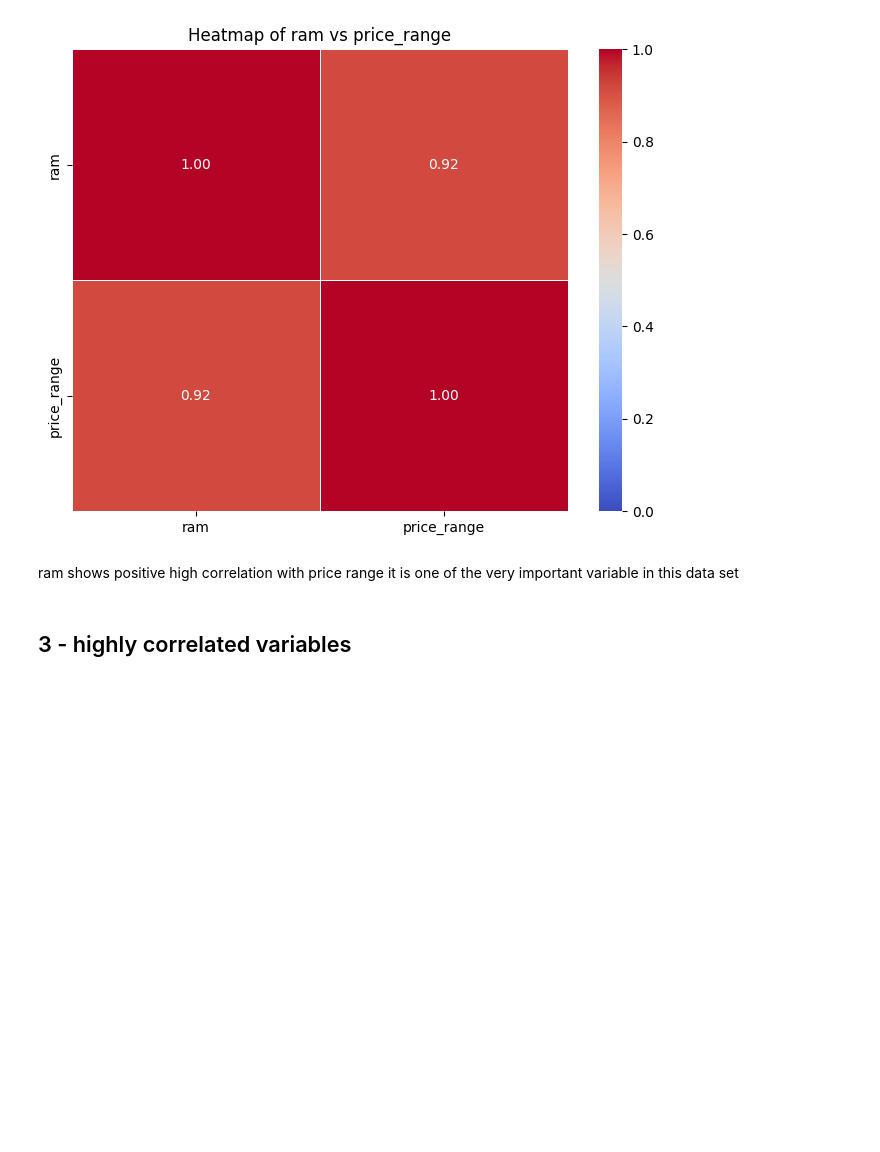
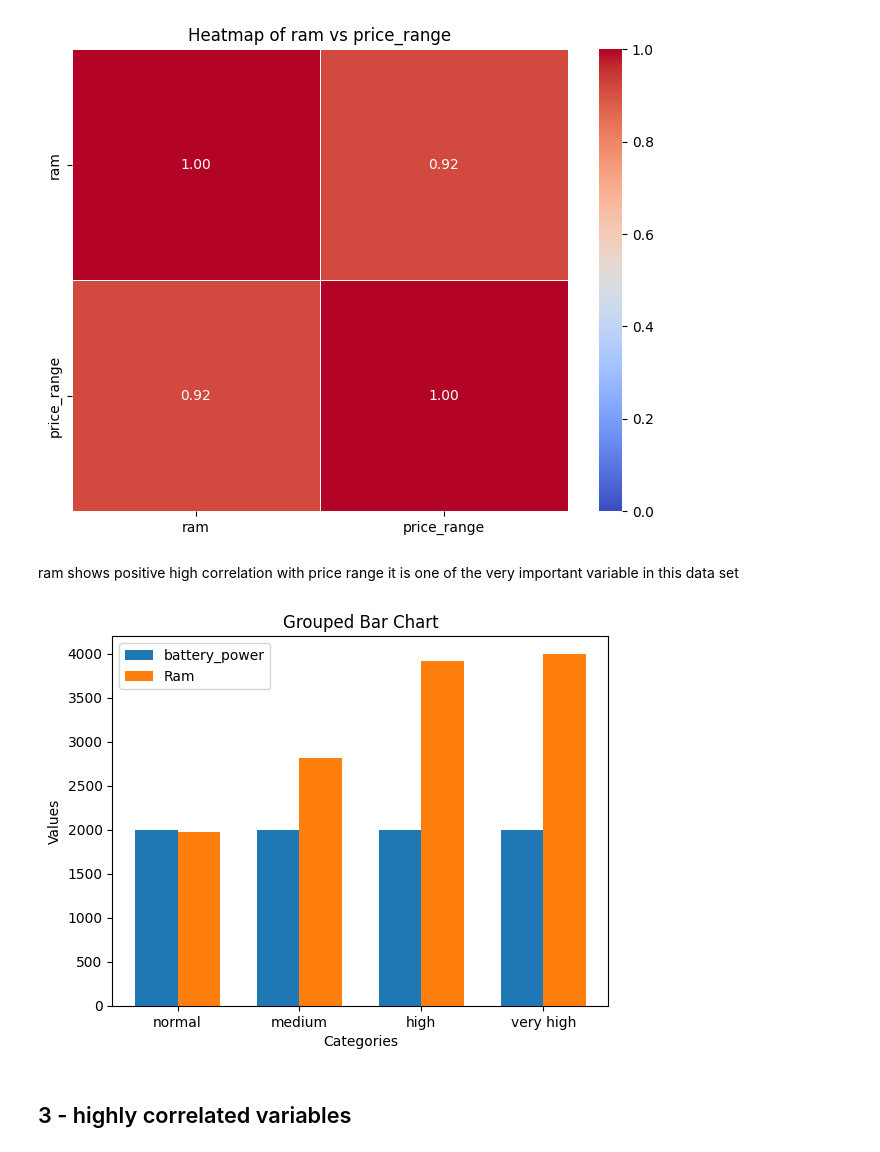
Before and after one commit to surajjorwar/Mobile-price-range-prediction-, a Jupyter notebook: Mobile_price_prediction_.ipynb, the cells around one changed output. Saved outputs shown, nothing was run; the diff lists cells and outputs as text; code cells hidden in the pictures; blank space fills up the shorter version.

```diff
--- a/Mobile_price_prediction_.ipynb
+++ b/Mobile_price_prediction_.ipynb
@@ -145,6 +160,27 @@ plt.show()
 [figure]
 # %% [markdown]
 ram shows positive high correlation with price range it is one of the very important variable in this data set
+# %%
+import numpy as np
+
+categories = ['normal', 'medium', 'high', 'very high']
+values1 = df['battery_power']
+values2 = df['ram']
+
+bar_width = 0.35
+index = np.arange(len(categories))
+
+plt.bar(df['price_range'], df['battery_power'], width=bar_width, label='battery_power')
+plt.bar(df['price_range'] + bar_width, df['ram'], width=bar_width, label='Ram')
+
+plt.xlabel('Categories')
+plt.ylabel('Values')
+plt.title('Grouped Bar Chart')
+plt.xticks(index + bar_width / 2, categories)
+plt.legend()
+plt.show()
+# %% [output]
+[figure, added]
 # %% [markdown]
 ## 3 - highly correlated  variables
 # %%
```
Also changed, not shown: parts of 20 cells of this notebook.
